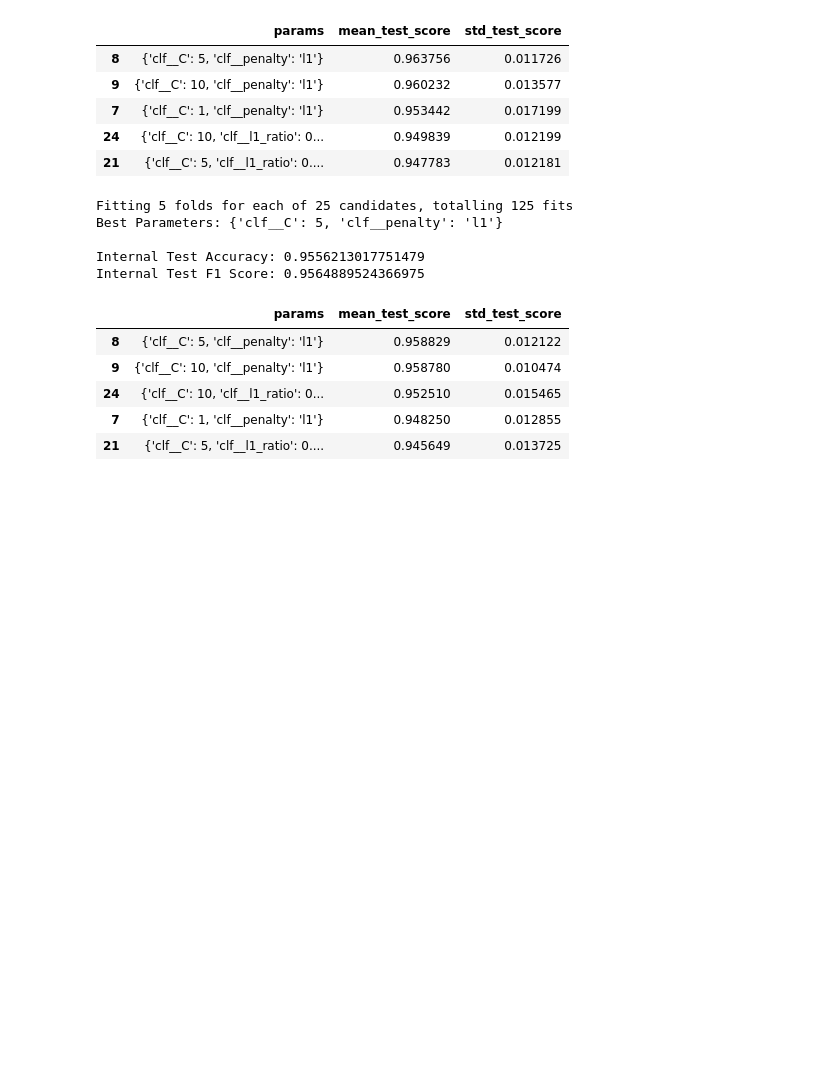
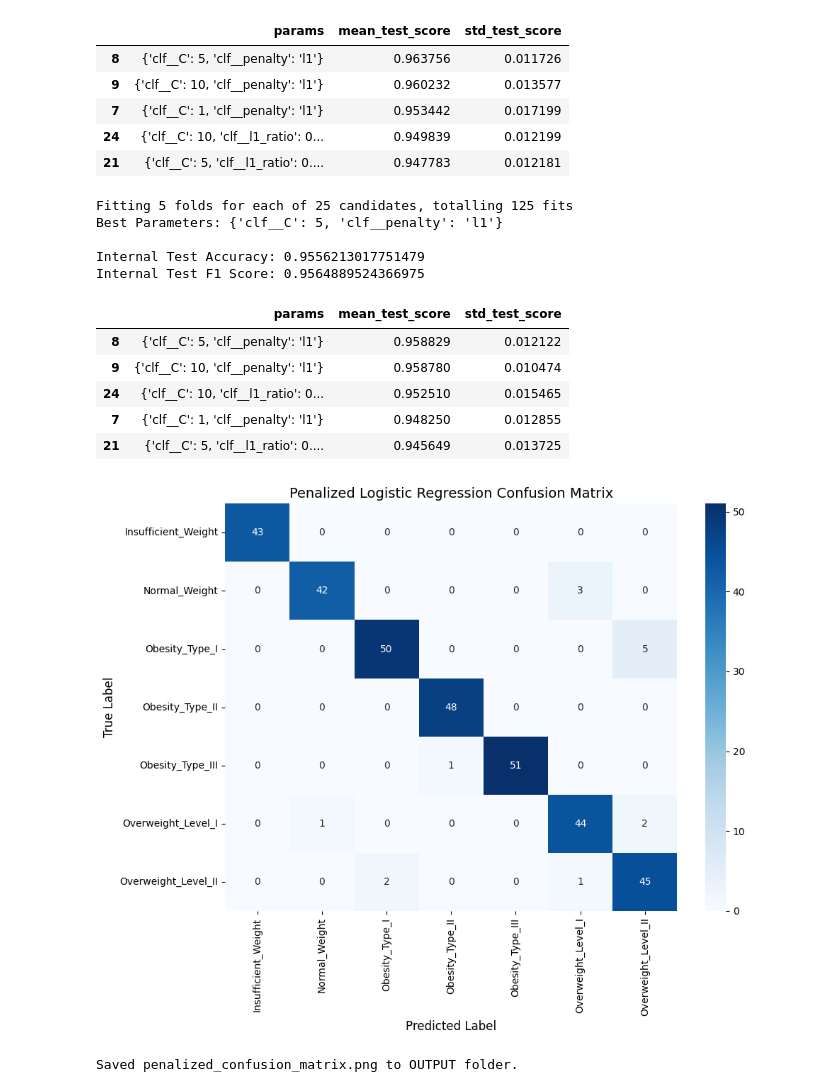
Before and after one commit to jpwrk/DS4021-final-project, a Jupyter notebook: NOTEBOOKS/penalized/penalized_linear_model.ipynb, the cells around one changed output. Cells and saved outputs as stored; diff of their text form; code cells hidden in the pictures; blank space fills up the shorter version.

Commit message:
penalized and svm confusion matrices

```diff
--- a/NOTEBOOKS/penalized/penalized_linear_model.ipynb
+++ b/NOTEBOOKS/penalized/penalized_linear_model.ipynb
@@ -302,3 +306,44 @@ Internal Test F1 Score: 0.9564889524366975
 | 24 | {'clf__C': 10, 'clf__l1_ratio': 0... | 0.952510 | 0.015465 |
 | 7 | {'clf__C': 1, 'clf__penalty': 'l1'} | 0.948250 | 0.012855 |
 | 21 | {'clf__C': 5, 'clf__l1_ratio': 0.... | 0.945649 | 0.013725 |
+# %%
+
+
+# --------------------------------------------------------
+# Generate Confusion Matrix
+# --------------------------------------------------------
+cm = confusion_matrix(y_test_internal, y_pred_internal)
+labels = sorted(y_test_internal.unique())  # ensures consistent order
+
+# --------------------------------------------------------
+# Styled Plot (Matches NN Formatting)
+# --------------------------------------------------------
+plt.figure(figsize=(10, 8))
+
+sns.heatmap(
+    cm,
+    annot=True,
+    fmt="d",
+    cmap="Blues",
+    xticklabels=labels,
+    yticklabels=labels
+)
+
+plt.title("Penalized Logistic Regression Confusion Matrix", fontsize=14)
+plt.xlabel("Predicted Label", fontsize=12)
+plt.ylabel("True Label", fontsize=12)
+plt.xticks(rotation=90)
+plt.yticks(rotation=0)
+plt.tight_layout()
+
+# --------------------------------------------------------
+# Save to OUTPUT Folder
+# --------------------------------------------------------
+os.makedirs("../../OUTPUT", exist_ok=True)
+plt.savefig("../../OUTPUT/penalized_confusion_matrix.png", dpi=300)
+
+plt.show()
+print("Saved penalized_confusion_matrix.png to OUTPUT folder.")
+# %% [output]
+[figure, added]
+Saved penalized_confusion_matrix.png to OUTPUT folder.
```
Also changed, not shown: parts of 1 cell of this notebook, 3 other files.
